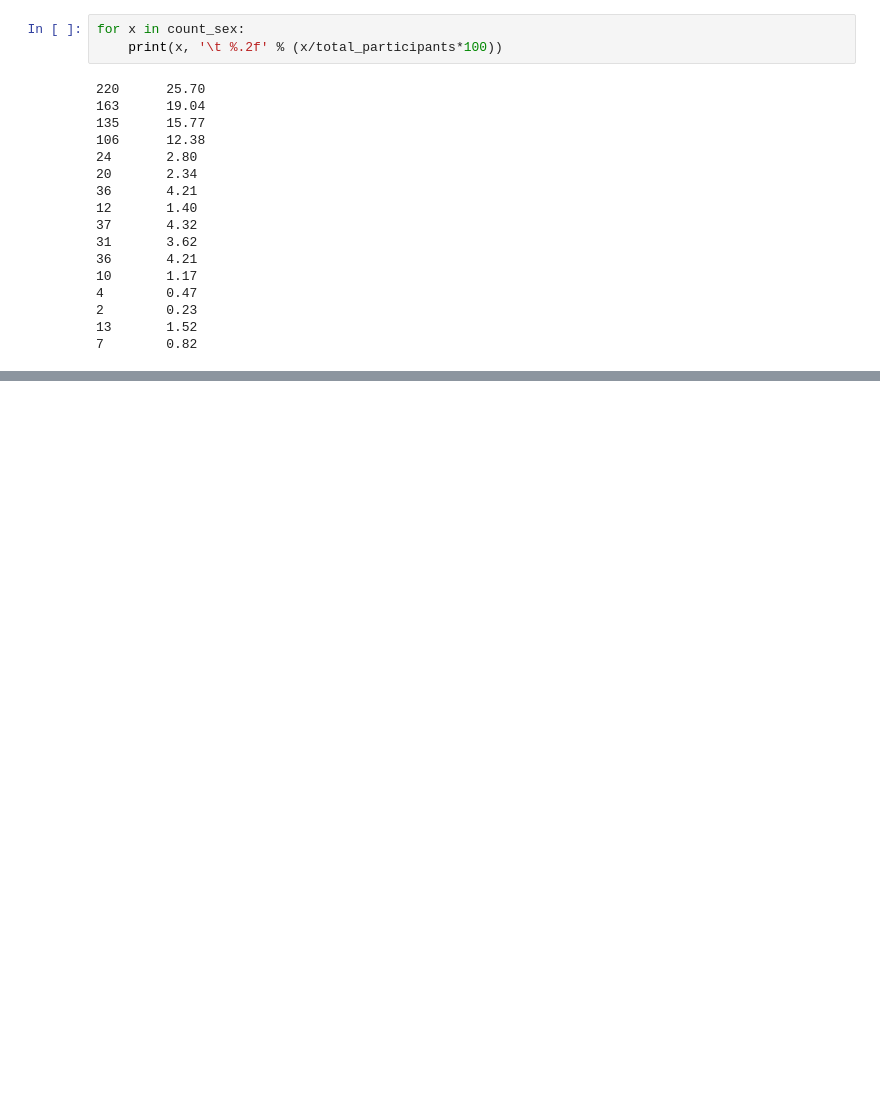
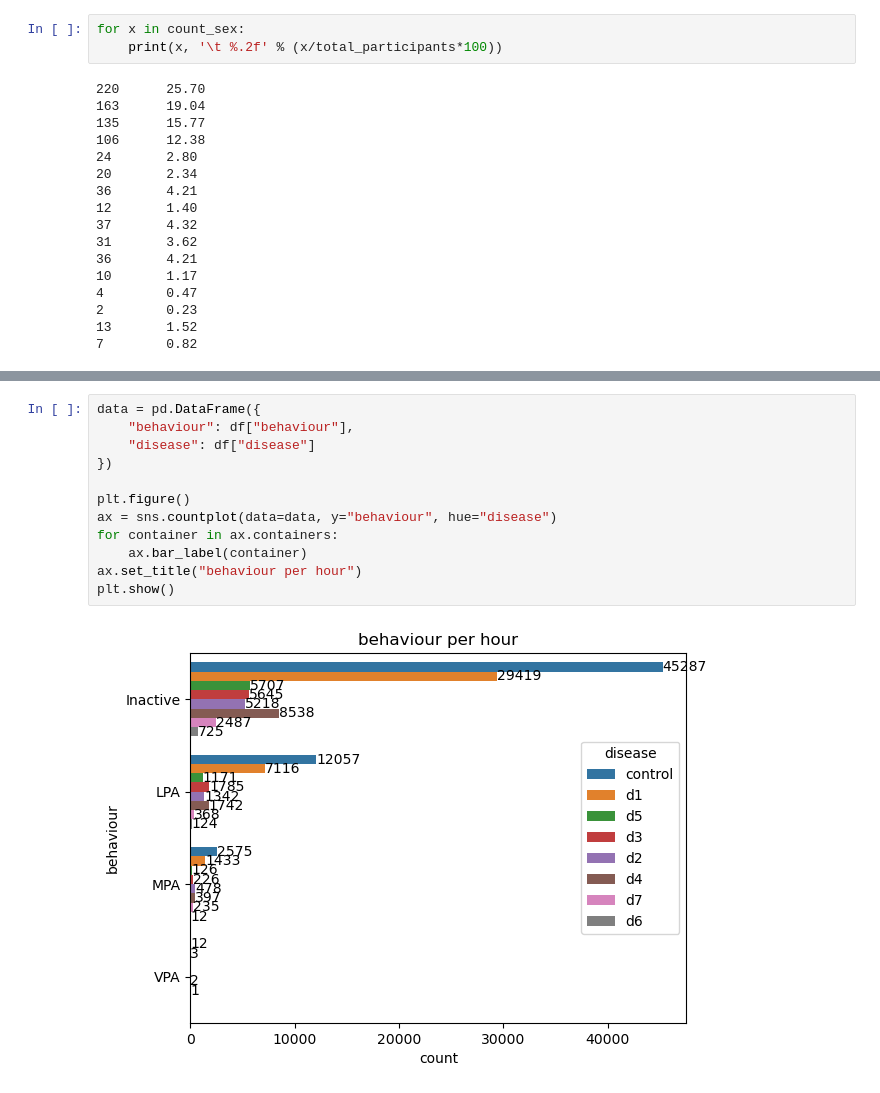
Before and after one commit to mjoeli/csb_project, a Jupyter notebook: regression.ipynb, the cells around one changed output, grey strips where cells are left out. Drawn from its saved outputs; the diff is of its cells as text; blank space fills up the shorter version.

```diff
--- a/regression.ipynb
+++ b/regression.ipynb
@@ -665,0 +757,14 @@ plt.show()
+# %%
+data = pd.DataFrame({
+    "behaviour": df["behaviour"],
+    "disease": df["disease"]
+})
+
+plt.figure()
+ax = sns.countplot(data=data, y="behaviour", hue="disease")
+for container in ax.containers:
+    ax.bar_label(container)
+ax.set_title("behaviour per hour")
+plt.show()
+# %% [output]
+[figure, added]
```
Also changed, not shown: parts of 18 cells of this notebook.
